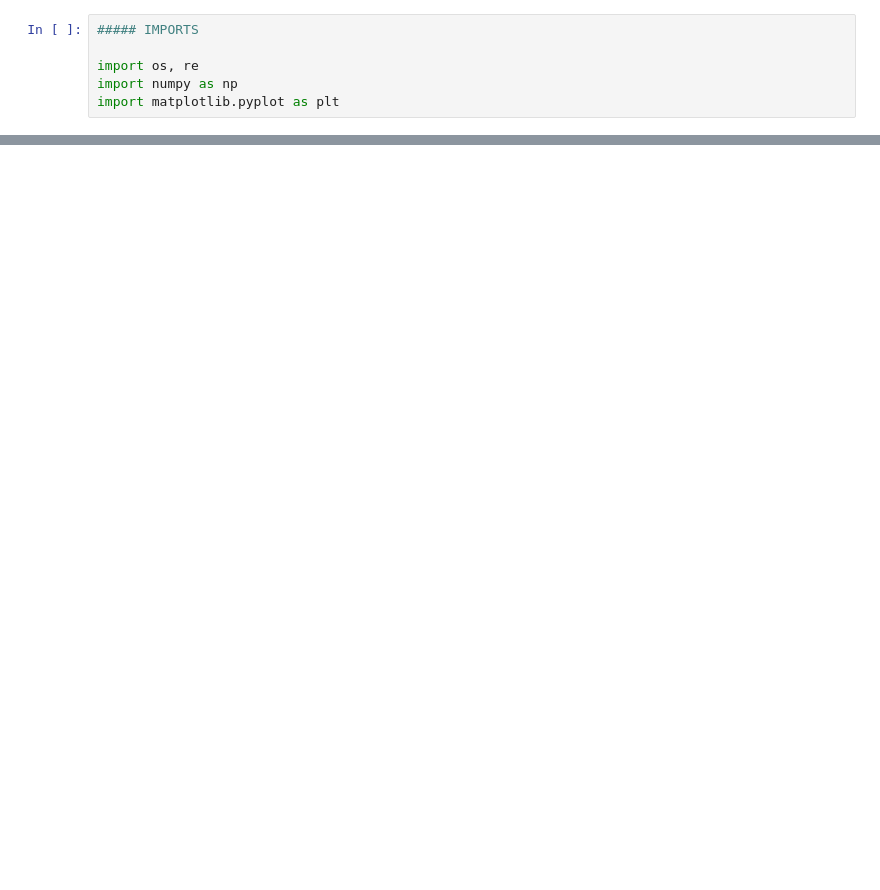
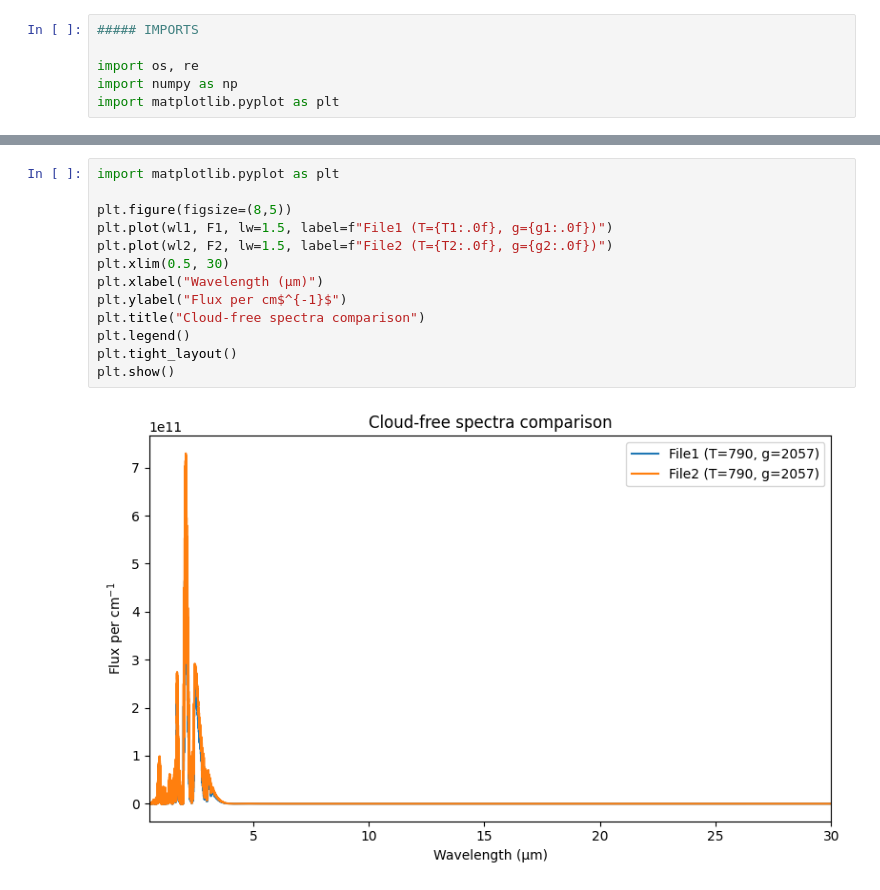
Before and after one commit to amedina-astr/NN_project, a Jupyter notebook: cloudy_spectra_code/bd_spectravis.ipynb, the cells around one changed output, grey strips where cells are left out. Saved outputs shown, nothing was run; the diff lists cells and outputs as text; blank space fills up the shorter version.

```diff
--- a/cloudy_spectra_code/bd_spectravis.ipynb
+++ b/cloudy_spectra_code/bd_spectravis.ipynb
@@ -48,3 +46,18 @@ Cloud free case: t1351.6243204380194g5.0253064698477470.npy
+# %%
+import matplotlib.pyplot as plt
+
+plt.figure(figsize=(8,5))
+plt.plot(wl1, F1, lw=1.5, label=f"File1 (T={T1:.0f}, g={g1:.0f})")
+plt.plot(wl2, F2, lw=1.5, label=f"File2 (T={T2:.0f}, g={g2:.0f})")
+plt.xlim(0.5, 30)
+plt.xlabel("Wavelength (μm)")
+plt.ylabel("Flux per cm$^{-1}$")
+plt.title("Cloud-free spectra comparison")
+plt.legend()
+plt.tight_layout()
+plt.show()
+# %% [output]
+[figure, added]
 # %%
 ##### CLOUD CONFIGURATION
 
```
Also changed, not shown: parts of 7 cells of this notebook, 10 other files.
